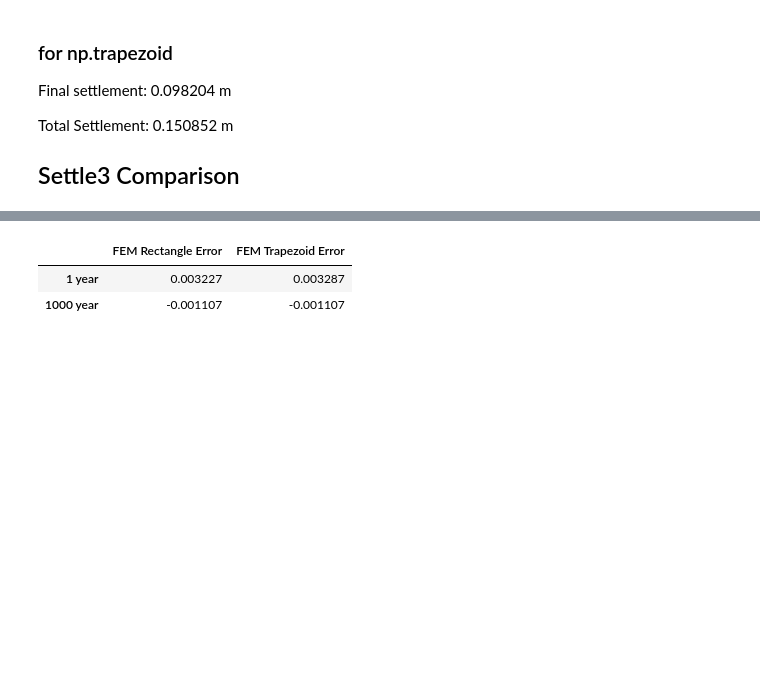
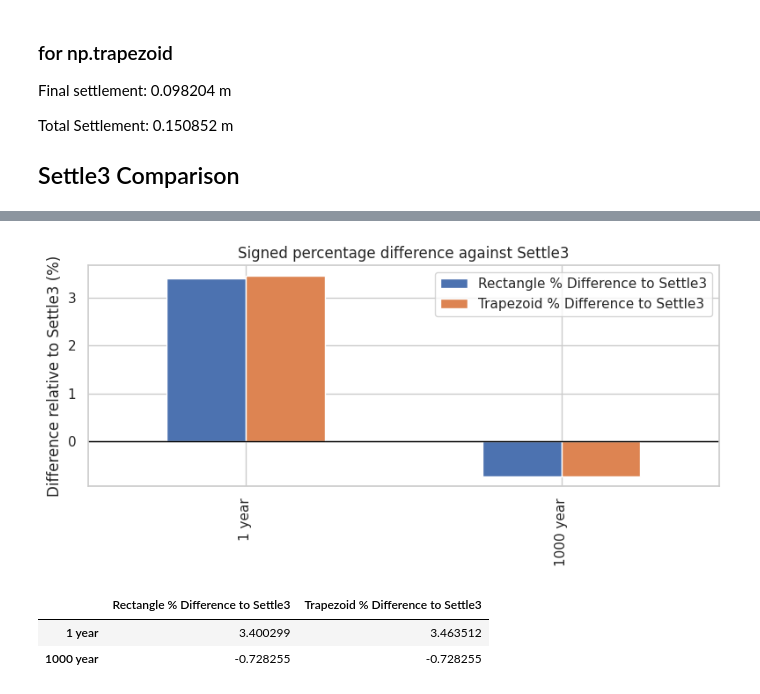
Before and after one commit to Uthman-eng/Geotechnical-Consolidation-FEM, a Jupyter notebook: demo/2_terzaghi_1d_multilayer.ipynb, the cells around one changed output, grey strips where cells are left out. Cells and saved outputs as stored; diff of their text form; code cells hidden in the pictures; blank space fills up the shorter version.

```diff
--- a/demo/2_terzaghi_1d_multilayer.ipynb
+++ b/demo/2_terzaghi_1d_multilayer.ipynb
@@ -86,21 +86,22 @@ Total Settlement:         0.150852 m
 
 ## Settle3 Comparison
 # %%
-### Settle 3 results
-
-import pandas as pd
-
 file = 'settle3_data/settle3_1d_multilayer.xlsx'
 
-settle3_1y = pd.read_excel(file, sheet_name="2. Stage 2 = 1 y")['Total Consolidation Settlement'].iloc[0]
-settle3_1000y = pd.read_excel(file, sheet_name="3. Stage 3 = 1000 y")['Total Consolidation Settlement'].iloc[0]
+settle3_1y = pd.read_excel(file, sheet_name='2. Stage 2 = 1 y')['Total Consolidation Settlement'].iloc[0]
+settle3_1000y = pd.read_excel(file, sheet_name='3. Stage 3 = 1000 y')['Total Consolidation Settlement'].iloc[0]
 
-results = {
-    'Settle3': [settle3_1y, settle3_1000y],
-    'FEM Rectangle': [0.098144, 0.150852],
-    'FEM Trapezoid': [0.098204, 0.150852],
-}
+results = pd.DataFrame(
+    {
+        'Settle3': [settle3_1y, settle3_1000y],
+        'FEM Rectangle': [0.098144, 0.150852],
+        'FEM Trapezoid': [0.098204, 0.150852],
+    },
+    index=['1 year', '1000 year']
+)
 
-results = pd.DataFrame(results, index=['1 year', '1000 year'])
+results['Rectangle % Difference to Settle3'] = 100.0 * (results['FEM Rectangle'] - results['Settle3']) / results['Settle3']
+results['Trapezoid % Difference to Settle3'] = 100.0 * (results['FEM Trapezoid'] - results['Settle3']) / results['Settle3']
+
 results
 # %% [output]
@@ -110,12 +111,20 @@ results
 # %%
-errors = {
-    'FEM Rectangle Error': np.abs(results['FEM Rectangle']) - np.abs(results['Settle3']),
-    'FEM Trapezoid Error': np.abs(results['FEM Trapezoid']) - np.abs(results['Settle3']),
-}
+percent_difference = results[[
+    'Rectangle % Difference to Settle3',
+    'Trapezoid % Difference to Settle3',
+]]
 
-errors = pd.DataFrame(errors, index=results.index)
-errors
+ax = percent_difference.plot(kind='bar', figsize=(8, 4))
+ax.axhline(0.0, color='black', linewidth=1.0)
+ax.set_ylabel('Difference relative to Settle3 (%)')
+ax.set_title('Signed percentage difference against Settle3')
+ax.legend(loc='best')
+plt.tight_layout()
+plt.show()
+
+percent_difference
 # %% [output]
+[figure, added]
-|  | FEM Rectangle Error | FEM Trapezoid Error |
-| 1 year | 0.003227 | 0.003287 |
-| 1000 year | -0.001107 | -0.001107 |
+|  | Rectangle % Difference to Settle3 | Trapezoid % Difference to Settle3 |
+| 1 year | 3.400299 | 3.463512 |
+| 1000 year | -0.728255 | -0.728255 |
```
Also changed, not shown: parts of 1 cell of this notebook, 1 other file.
